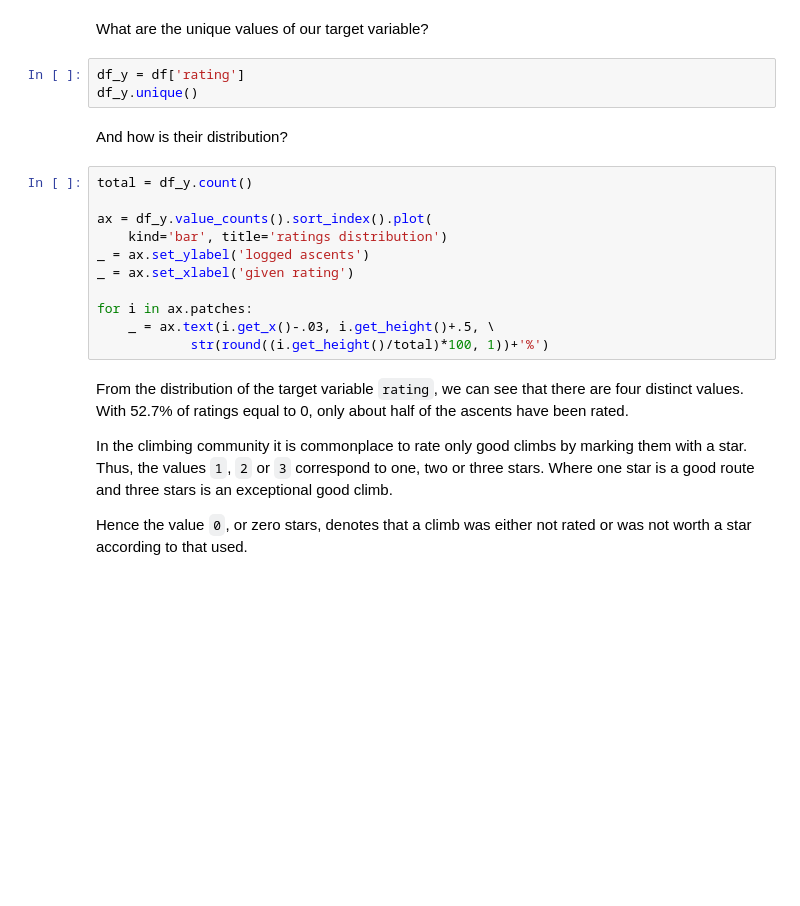
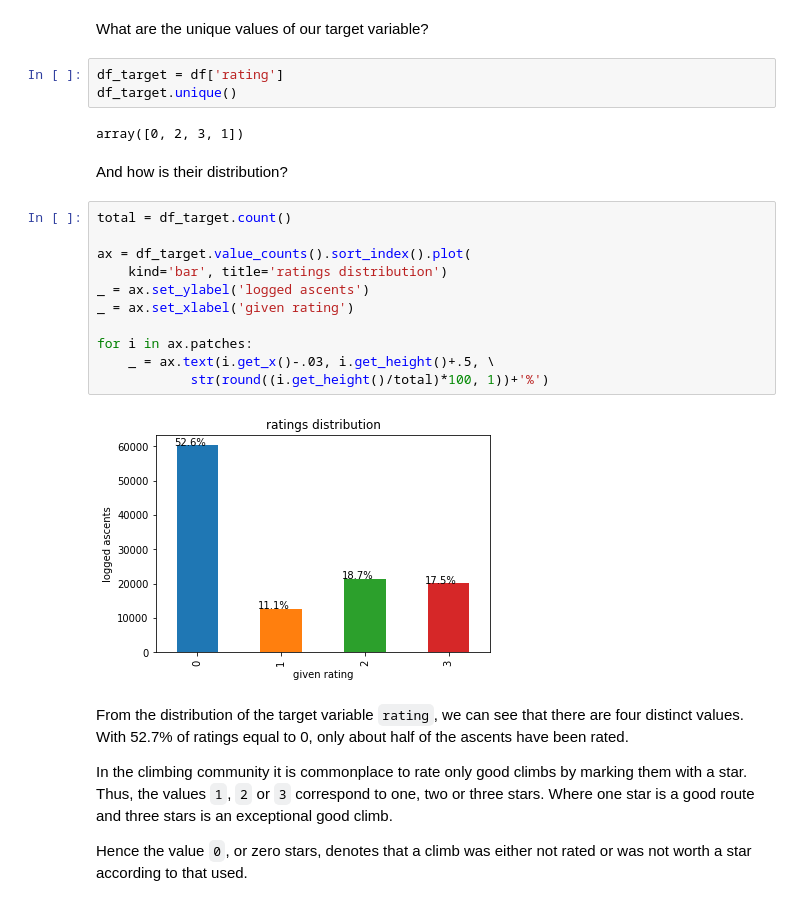
Before and after one commit to killakalle/8anu_Exploration, a Jupyter notebook: 8anu_Exploration.ipynb, the cells around one changed output. Saved outputs shown, nothing was run; the diff lists cells and outputs as text; blank space fills up the shorter version.

```diff
--- a/8anu_Exploration.ipynb
+++ b/8anu_Exploration.ipynb
@@ -195,21 +268,25 @@ Since `sector_id` and `rating` are important for our analysis, we have to consid
 # %% [markdown]
 What are the unique values of our target variable?
 # %%
-df_y = df['rating']
-df_y.unique()
+df_target = df['rating']
+df_target.unique()
+# %% [output]
+array([0, 2, 3, 1])
 # %% [markdown]
 And how is their distribution?
 # %%
-total = df_y.count()
+total = df_target.count()
 
-ax = df_y.value_counts().sort_index().plot(
+ax = df_target.value_counts().sort_index().plot(
     kind='bar', title='ratings distribution')
 _ = ax.set_ylabel('logged ascents')
 _ = ax.set_xlabel('given rating')
 
 for i in ax.patches:
     _ = ax.text(i.get_x()-.03, i.get_height()+.5, \
             str(round((i.get_height()/total)*100, 1))+'%')
+# %% [output]
+[figure, added]
 # %% [markdown]
 From the distribution of the target variable `rating`, we can see that there are four distinct values. With 52.7% of ratings equal to 0, only about half of the ascents have been rated.
 
```
Also changed, not shown: parts of 63 cells of this notebook, 3 other files.
